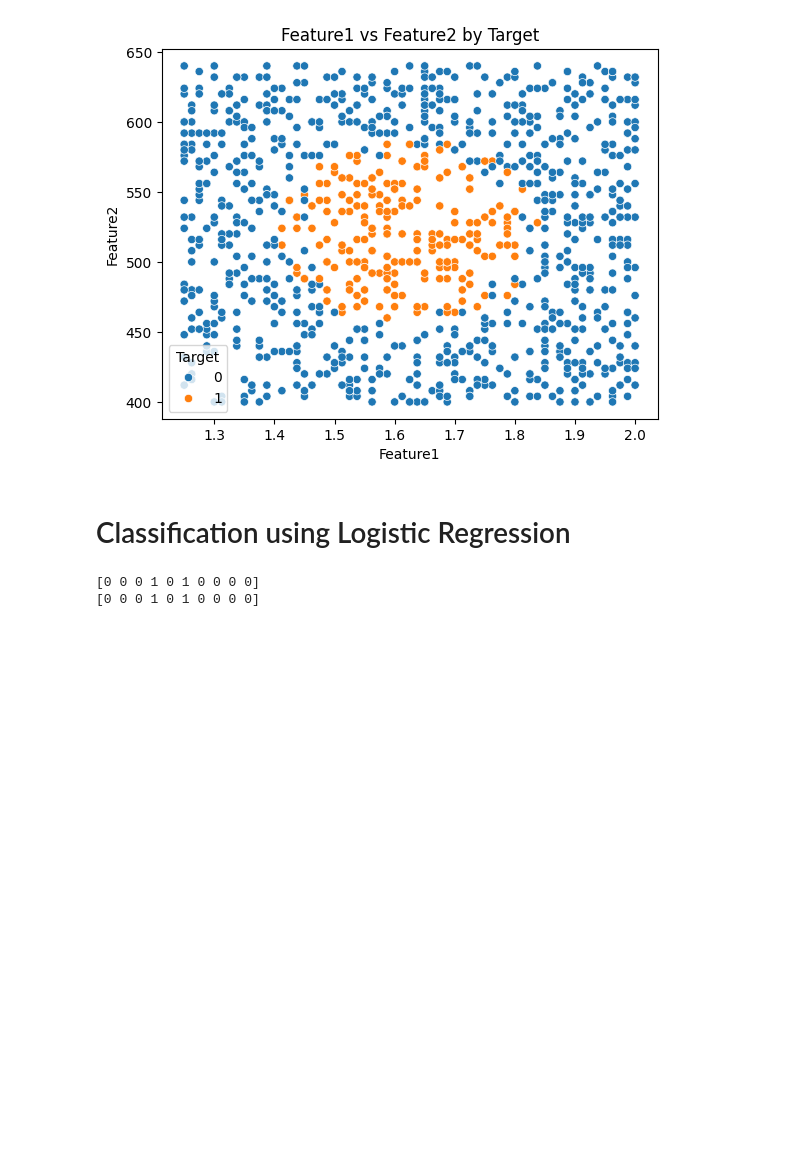
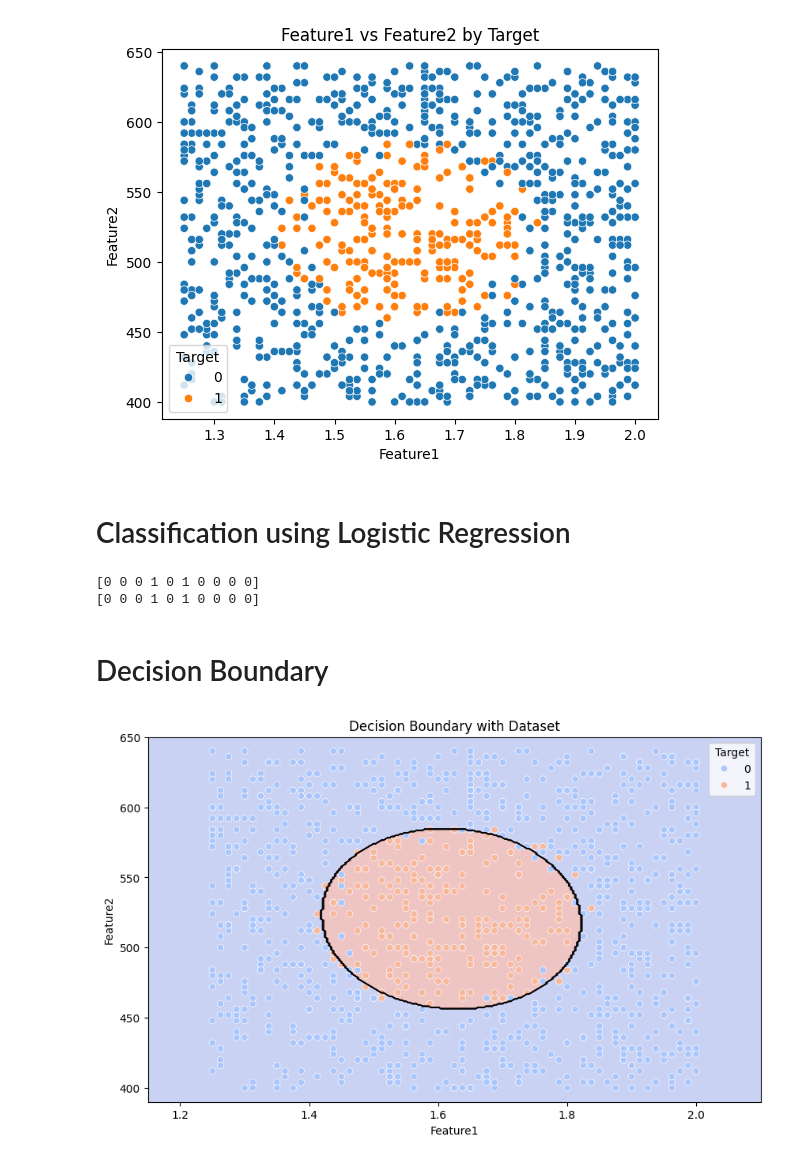
Before and after one commit to evans-0/Predictive-Analytics-Lab-Exam-2, a Jupyter notebook: lab_test_2.ipynb, the cells around one changed output. Cells and saved outputs as stored; diff of their text form; code cells hidden in the pictures; blank space fills up the shorter version.

Commit message:
Plot decision boundary with dataset

```diff
--- a/lab_test_2.ipynb
+++ b/lab_test_2.ipynb
@@ -147,3 +147,29 @@ print(y_test[:10].values)  # compare with actual
 # %% [output]
 [0 0 0 1 0 1 0 0 0 0]
 [0 0 0 1 0 1 0 0 0 0]
+# %% [markdown]
+# Decision Boundary
+# %%
+import numpy as np
+import pandas as pd
+
+x_min, x_max = X['Feature1'].min() - 0.1, X['Feature1'].max() + 0.1
+y_min, y_max = X['Feature2'].min() - 10, X['Feature2'].max() + 10
+
+xx, yy = np.meshgrid(np.linspace(x_min, x_max, 300),
+                     np.linspace(y_min, y_max, 300))
+
+Z = model.predict(pd.DataFrame(np.c_[xx.ravel(), yy.ravel()],
+                               columns=['Feature1', 'Feature2']))
+Z = Z.reshape(xx.shape)
+
+plt.figure(figsize=(10, 6))
+plt.contourf(xx, yy, Z, alpha=0.3, cmap='coolwarm')
+plt.contour(xx, yy, Z, colors='black', linewidths=0.5)
+sns.scatterplot(x='Feature1', y='Feature2', hue='Target', data=df, palette='coolwarm')
+plt.title('Decision Boundary with Dataset')
+plt.xlabel('Feature1')
+plt.ylabel('Feature2')
+plt.show()
+# %% [output]
+[figure, added]
```
